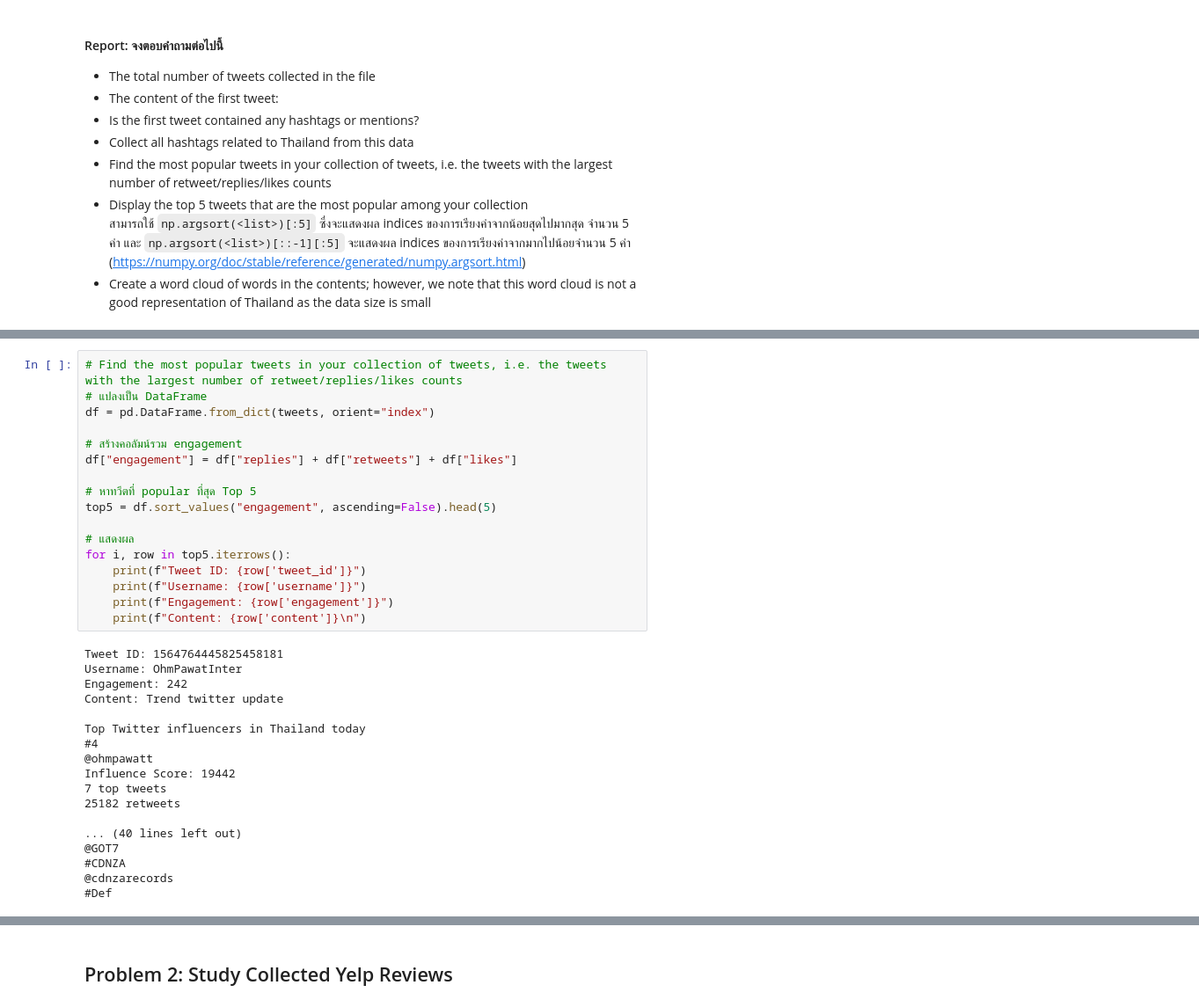
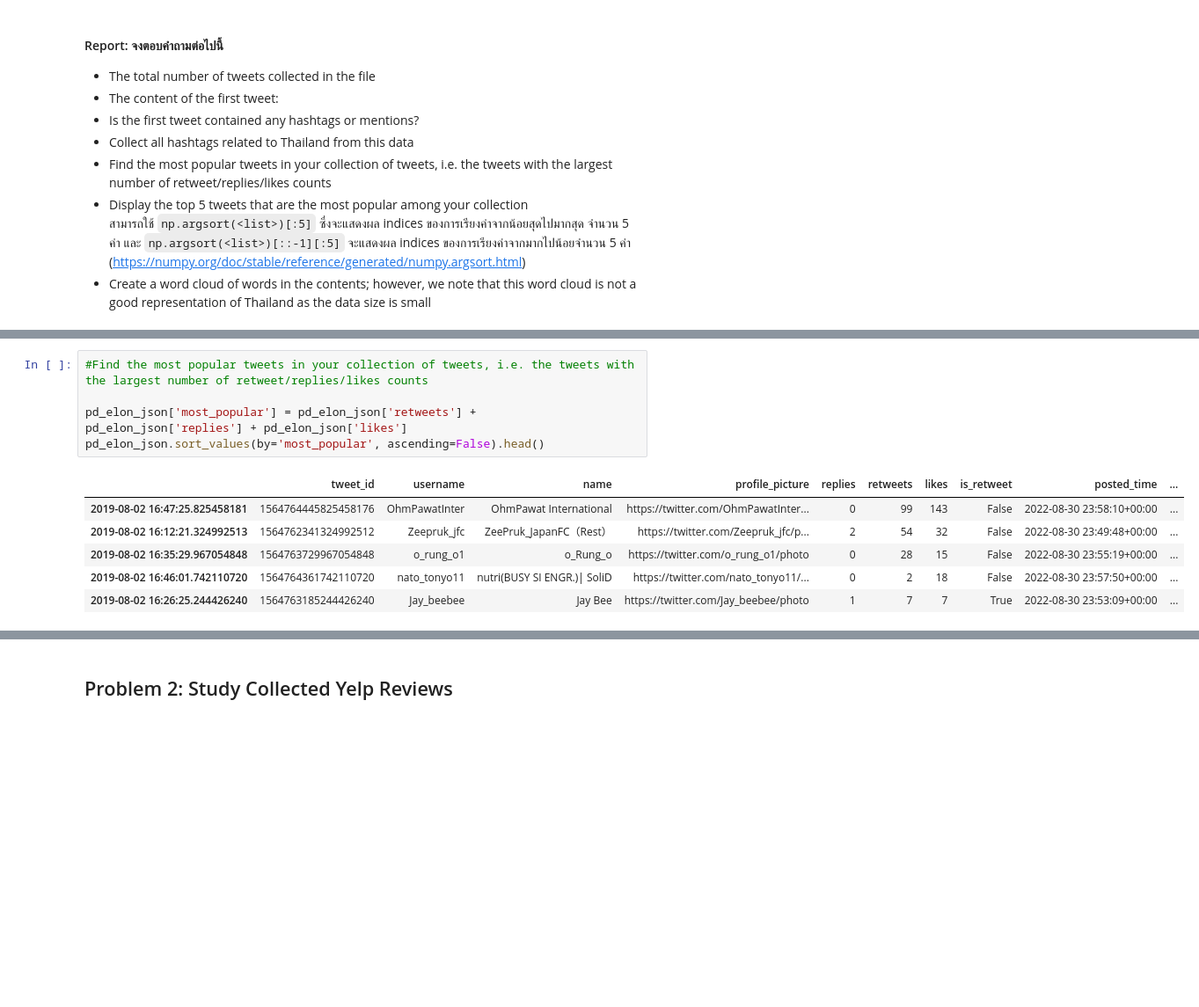
Before and after one commit to TKhahahah/Text_Analytics, a Jupyter notebook: Text_Analytics68.ipynb, the cells around one changed output, grey strips where cells are left out. Shown at 88% size. Drawn from its saved outputs; the diff is of its cells as text; blank space fills up the shorter version.

```diff
--- a/Text_Analytics68.ipynb
+++ b/Text_Analytics68.ipynb
@@ -170,37 +188,14 @@ for tag, count in hashtag_counts.items():
 thailand: 1
 Thailand: 1
 # %%
-# Find the most popular tweets in your collection of tweets, i.e. the tweets with the largest number of retweet/replies/likes counts
-# แปลงเป็น DataFrame
-df = pd.DataFrame.from_dict(tweets, orient="index")
+#Find the most popular tweets in your collection of tweets, i.e. the tweets with the largest number of retweet/replies/likes counts
 
-# สร้างคอลัมน์รวม engagement
-df["engagement"] = df["replies"] + df["retweets"] + df["likes"]
-
-# หาทวีตที่ popular ที่สุด Top 5
-top5 = df.sort_values("engagement", ascending=False).head(5)
-
-# แสดงผล
-for i, row in top5.iterrows():
-    print(f"Tweet ID: {row['tweet_id']}")
-    print(f"Username: {row['username']}")
-    print(f"Engagement: {row['engagement']}")
-    print(f"Content: {row['content']}\n")
+pd_elon_json['most_popular'] = pd_elon_json['retweets'] + pd_elon_json['replies'] + pd_elon_json['likes']
+pd_elon_json.sort_values(by='most_popular', ascending=False).head()
 # %% [output]
-Tweet ID: 1564764445825458181
-Username: OhmPawatInter
-Engagement: 242
-Content: Trend twitter update
-
-Top Twitter influencers in Thailand today
-#4
-@ohmpawatt
-Influence Score: 19442
-7 top tweets
-25182 retweets
-
-... (40 lines left out)
-@GOT7
-#CDNZA
-@cdnzarecords
-#Def
+|  | tweet_id | username | name | profile_picture | replies | retweets | likes | is_retweet | posted_time | ... |
+| 2019-08-02 16:47:25.825458181 | 1564764445825458176 | OhmPawatInter | OhmPawat International | https://twitter.com/OhmPawatInter... | 0 | 99 | 143 | False | 2022-08-30 23:58:10+00:00 | ... |
+| 2019-08-02 16:12:21.324992513 | 1564762341324992512 | Zeepruk_jfc | ZeePruk_JapanFC（Rest） | https://twitter.com/Zeepruk_jfc/p... | 2 | 54 | 32 | False | 2022-08-30 23:49:48+00:00 | ... |
+| 2019-08-02 16:35:29.967054848 | 1564763729967054848 | o_rung_o1 | o_Rung_o | https://twitter.com/o_rung_o1/photo | 0 | 28 | 15 | False | 2022-08-30 23:55:19+00:00 | ... |
+| 2019-08-02 16:46:01.742110720 | 1564764361742110720 | nato_tonyo11 | nutri(BUSY SI ENGR.)| SoliD | https://twitter.com/nato_tonyo11/... | 0 | 2 | 18 | False | 2022-08-30 23:57:50+00:00 | ... |
+| 2019-08-02 16:26:25.244426240 | 1564763185244426240 | Jay_beebee | Jay Bee | https://twitter.com/Jay_beebee/photo | 1 | 7 | 7 | True | 2022-08-30 23:53:09+00:00 | ... |
```
Also changed, not shown: parts of 31 cells of this notebook.
